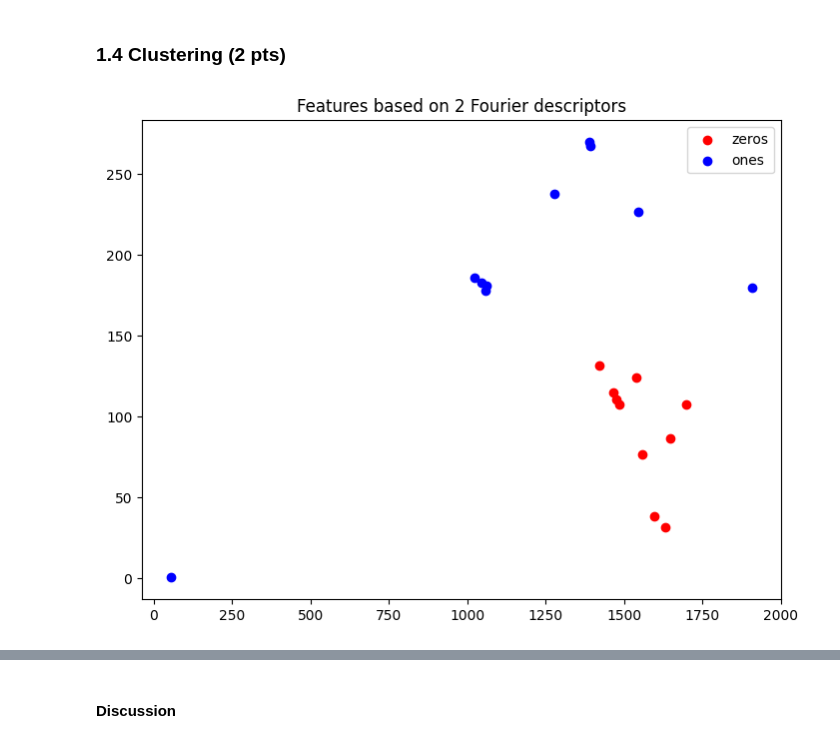
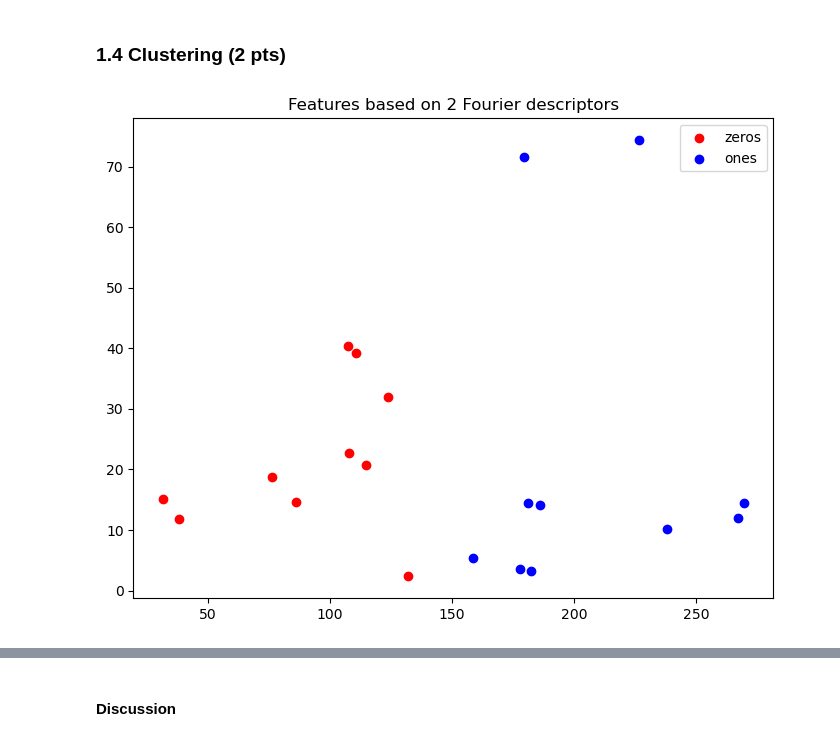
Before and after one commit to OctavioProfeta/iapr, a Jupyter notebook: labs/lab_02_object_description.ipynb, the cells around one changed output, grey strips where cells are left out. Drawn from its saved outputs; the diff is of its cells as text; code cells hidden in the pictures.

```diff
--- a/labs/lab_02_object_description.ipynb
+++ b/labs/lab_02_object_description.ipynb
@@ -351,44 +351,53 @@ TODO
 # %% [markdown]
 ### 1.4 Clustering (2 pts)
 # %%
-# TODO: You should fill the lists below, with your features
-
+#cluster with magnitude of the two first Fourier descriptors
 # First feature for all "0"s
 zeros_f1 = []
 # Second feature for all "0"s
 zeros_f2 = []
 # Fist feature for all "1"s
 ones_f1 = []
 # Second feature for all "1"s
 ones_f2 = []
 
-contour0 = get_contours(keep_white(zeros_im,50))
-contour1 = get_contours(keep_white(ones_im,50))
+zeros = keep_white(zeros_im,50)
+ones = keep_white(ones_im,50)
 
-for contour0, contour1 in zip(contour0, contour1):
+for i, zero in enumerate(zeros):
+    zeros[i] = remove_small_objects(zero, 20, connectivity=2)
+
+for i, one in enumerate(ones):
+    ones[i] = remove_small_objects(one, 20, connectivity=2)
+
+
+contour0 = get_contours(zeros)
+contour1 = get_contours(ones)
+
+for contour_0, contour_1 in zip(contour0, contour1):
     # compute the Fourier descriptors
-    descriptors0 = np.fft.fft(contour0[:,0] + 1j*contour0[:,1])
-    descriptors1 = np.fft.fft(contour1[:,0] + 1j*contour1[:,1])
+    descriptors0 = np.fft.fft(contour_0[:,0] + 1j*contour_0[:,1])
+    descriptors1 = np.fft.fft(contour_1[:,0] + 1j*contour_1[:,1])
 
     # compute the magnitudes of the first two descriptors
-    mags0 = np.abs(descriptors0[0:2])
-    mags1 = np.abs(descriptors1[0:2])
+    mags0 = np.abs(descriptors0[1:3])
+    mags1 = np.abs(descriptors1[1:3])
 
     # add the feature vectors
     zeros_f1.append(mags0[0])
     zeros_f2.append(mags0[1])
     ones_f1.append(mags1[0])
     ones_f2.append(mags1[1])
 
 # octa : pas sur de ce que je fait, tests
 
 # Plot features for all images
 fig = plt.figure()
 ax = fig.add_axes([0,0,1,1])
 ax.scatter(zeros_f1, zeros_f2, color='r', label='zeros')
 ax.scatter(ones_f1, ones_f2, color='b', label='ones')
 ax.legend(loc='best')
 plt.title("Features based on 2 Fourier descriptors")
 plt.show()
 # %% [output]
-[figure, old version]
+[figure, new version]
```
Also changed, not shown: parts of 7 cells of this notebook.
